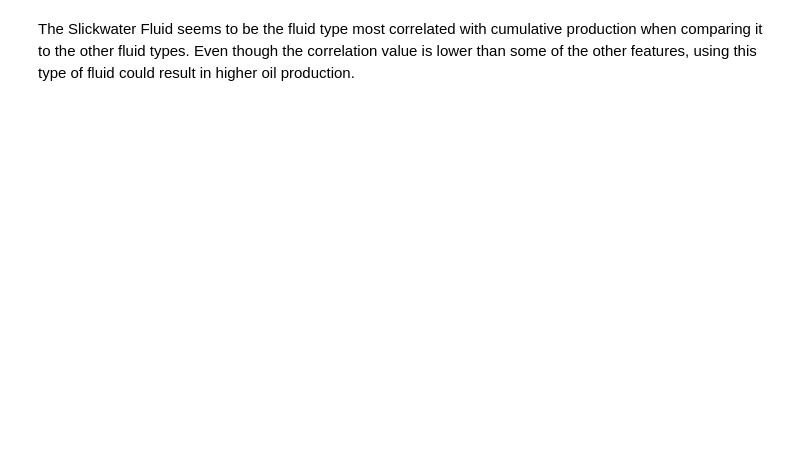
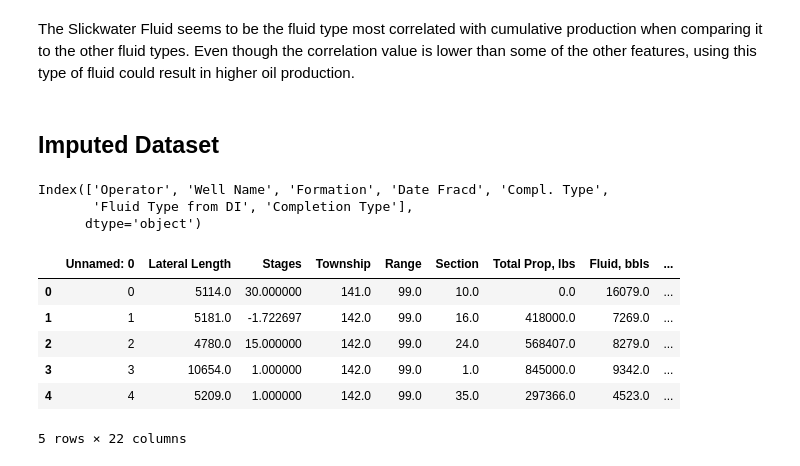
Before and after one commit to FRI-Energy-Analytics/2020_summer_fellows, a Jupyter notebook: Feature Selection - Novel Viz/Model_Testing/Spider (Radar) Chart.ipynb, the cells around one changed output. Saved outputs shown, nothing was run; the diff lists cells and outputs as text; code cells hidden in the pictures; blank space fills up the shorter version.

Commit message:
Implemented Imputed Dataset
Implemented Imputed Data for
- Spider Chart
- Funnel Chart
- Transition Model

```diff
--- a/Feature Selection - Novel Viz/Model_Testing/Spider (Radar) Chart.ipynb
+++ b/Feature Selection - Novel Viz/Model_Testing/Spider (Radar) Chart.ipynb
@@ -283,2 +296,4 @@ fig.show()
 # %% [markdown]
 The Slickwater Fluid seems to be the fluid type most correlated with cumulative production when comparing it to the other fluid types. Even though the correlation value is lower than some of the other features, using this type of fluid could result in higher oil production.
+# %% [markdown]
+## Imputed Dataset
@@ -284,0 +302,6 @@ The Slickwater Fluid seems to be the fluid type most correlated with cumulative
+# %%
+df4.select_dtypes(include ="object").columns
+# %% [output]
+Index(['Operator', 'Well Name', 'Formation', 'Date Fracd', 'Compl. Type',
+       'Fluid Type from DI', 'Completion Type'],
+      dtype='object')
@@ -284,0 +347,12 @@ The Slickwater Fluid seems to be the fluid type most correlated with cumulative
+# %%
+#  Importing the dataframe with Imputed values
+DatasetIIandCI = pd.read_csv("../DatasetIIandCI.csv")
+DatasetIIandCI.head()
+# %% [output]
+|  | Unnamed: 0 | Lateral Length | Stages | Township | Range | Section | Total Prop, lbs | Fluid, bbls | ... |
+| 0 | 0 | 5114.0 | 30.000000 | 141.0 | 99.0 | 10.0 | 0.0 | 16079.0 | ... |
+| 1 | 1 | 5181.0 | -1.722697 | 142.0 | 99.0 | 16.0 | 418000.0 | 7269.0 | ... |
+| 2 | 2 | 4780.0 | 15.000000 | 142.0 | 99.0 | 24.0 | 568407.0 | 8279.0 | ... |
+| 3 | 3 | 10654.0 | 1.000000 | 142.0 | 99.0 | 1.0 | 845000.0 | 9342.0 | ... |
+| 4 | 4 | 5209.0 | 1.000000 | 142.0 | 99.0 | 35.0 | 297366.0 | 4523.0 | ... |
+5 rows × 22 columns
```
Also changed, not shown: parts of 34 cells of this notebook, 1 other file.
